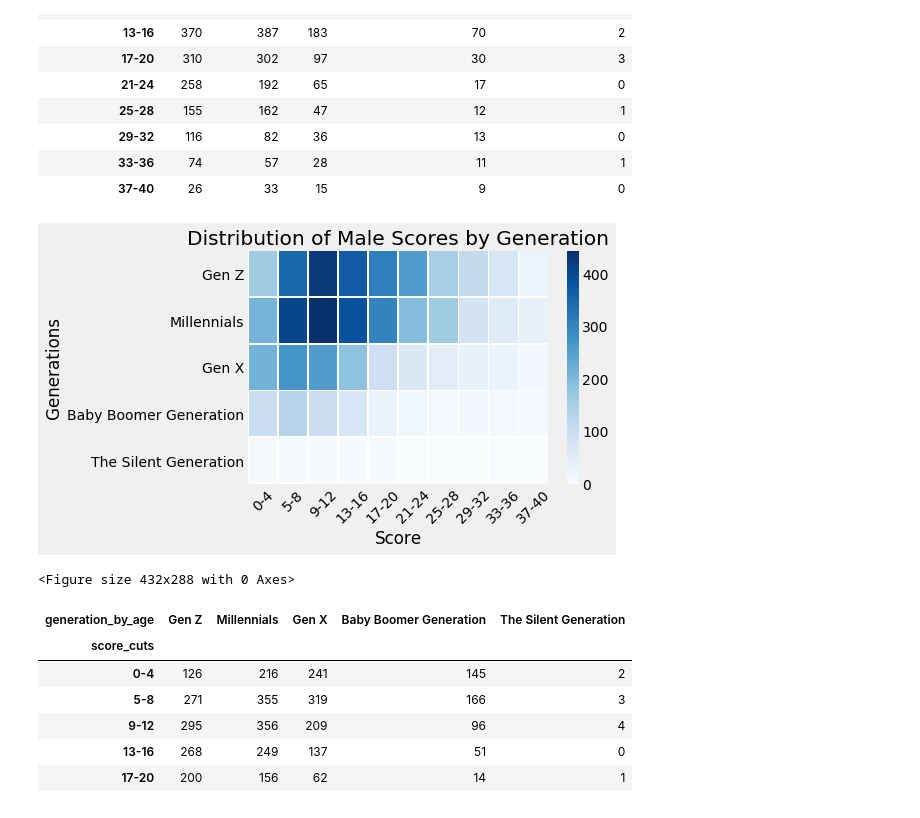
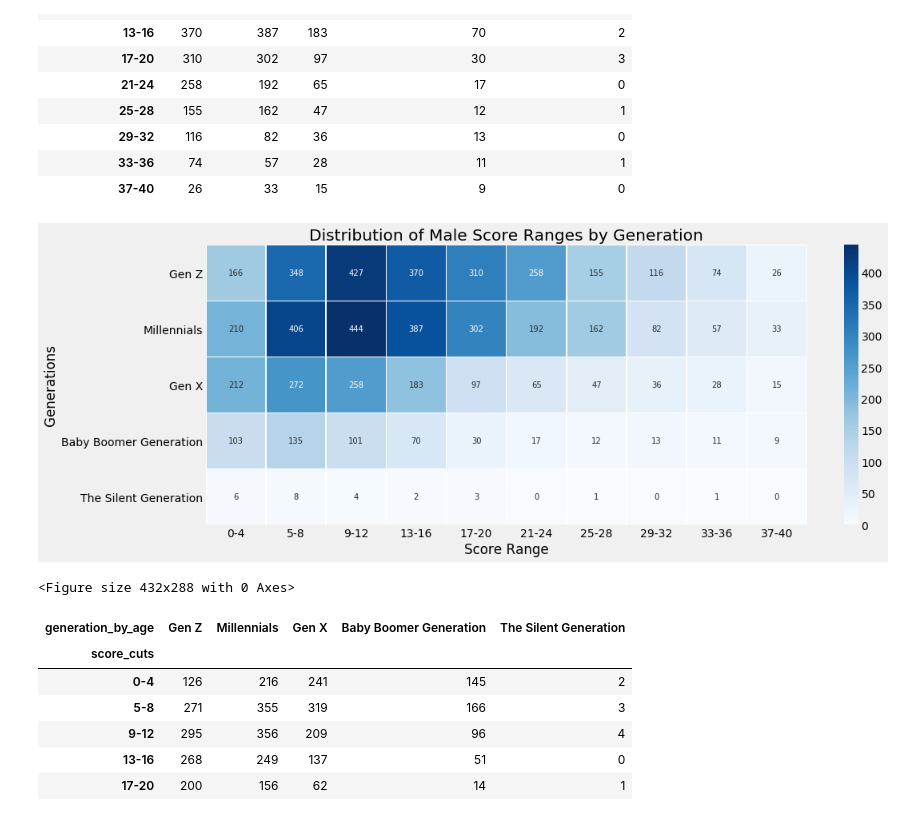
Before and after one commit to scrunts23/Unit-1-build-, a Jupyter notebook: Unit_1_Build.ipynb, the cells around one changed output. Cells and saved outputs as stored; diff of their text form; code cells hidden in the pictures.

```diff
--- a/Unit_1_Build.ipynb
+++ b/Unit_1_Build.ipynb
@@ -161,7 +173,7 @@ plt.show()
 # %%
 # using pdcut to add column of generation data from age column
 
-npi_data['generation_by_age'] = pd.cut(x=npi_data['age'], bins=[0, 25, 40, 55, 74, 95], labels=['Gen Z', 'Millennials', 'Gen X', 'Baby Boomer Generation', 'The Silent Generation'])
+npi_data['generation_by_age'] = pd.cut(x=npi_data['age'], bins=[0, 25, 40, 55, 74, 100], labels=['Gen Z', 'Millennials', 'Gen X', 'Baby Boomer Generation', 'The Silent Generation'])
 # %%
 # look at data
 
@@ -539,23 +551,22 @@ pd.crosstab(index=male['score_cuts'], columns=male['generation_by_age']).style.b
 # %%
 # crosstab of male generation by age and score
 
+f, ax = plt.subplots(figsize=(15, 6))
 sns.heatmap(pd.crosstab([male.generation_by_age], [male.score_cuts]),
-            cmap="Blues", annot=False, cbar=True, linewidth = 0.5, cbar_kws={'orientation': 'vertical'})
+            cmap="Blues", annot=True, cbar=True, linewidth = 0.5, cbar_kws={'orientation': 'vertical'}, annot_kws={"fontsize":10}, fmt="d")
 
-# Plot formatting
 plt.yticks(rotation=0)
-plt.xticks(rotation=45)
-
+plt.xticks(rotation=0)
 
 # Add title and labels to plot.
-plt.title('Distribution of Male Scores by Generation')
+plt.title('Distribution of Male Score Ranges by Generation')
 plt.xlabel('Score Range')
 plt.ylabel('Generations')
 
 plt.show()
 plt.clf()
 # %% [output]
-[figure, old version]
+[figure, new version]
 <Figure size 432x288 with 0 Axes>
 # %%
 # create vis of generations by score cut points for females
```
Also changed, not shown: parts of 9 cells of this notebook.
